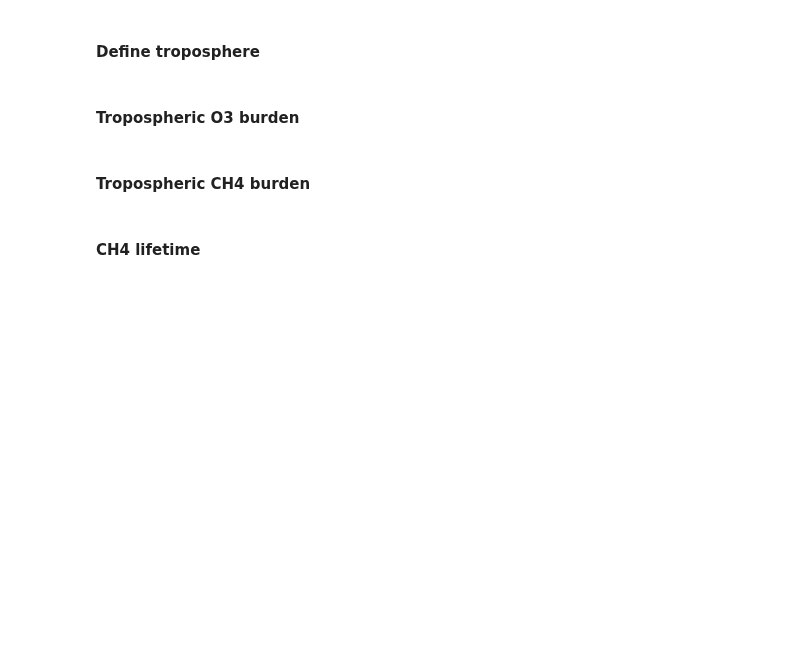
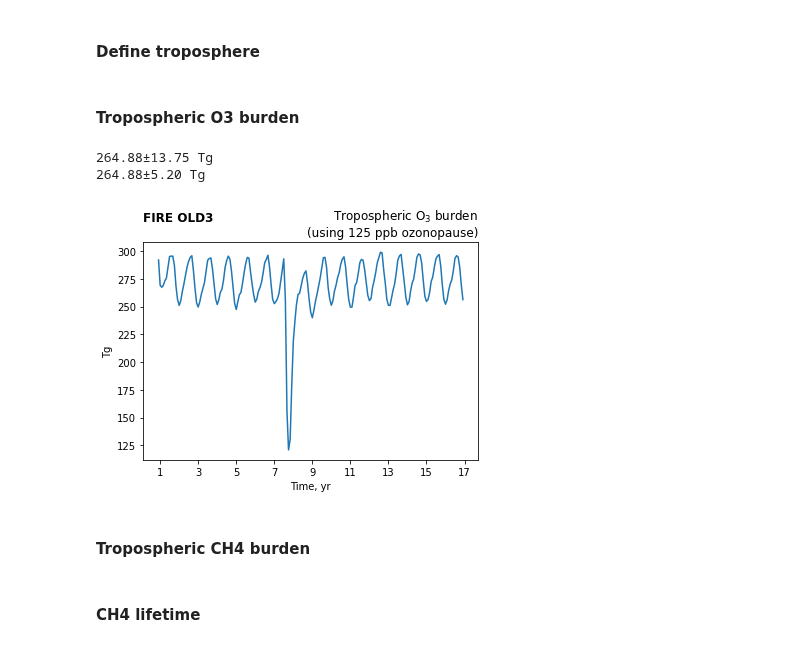
Before and after one commit to mzamyatina/phd_ukca, a Jupyter notebook: ukca_v7.3_run_qc.ipynb, the cells around one changed output. Saved outputs shown, nothing was run; the diff lists cells and outputs as text; code cells hidden in the pictures; blank space fills up the shorter version.

```diff
--- a/ukca_v7.3_run_qc.ipynb
+++ b/ukca_v7.3_run_qc.ipynb
@@ -20,7 +25,7 @@ plt.rcParams['mathtext.default'] = 'regular'
 - FULL: wrong setup in xojnk
 # %%
 # Switches
-exp = 'FIRE'
-trop_def = 'chemical' # 'diagnostic' or 'chemical'
-S60N60 = False # True or False
+exp = "FIRE OLD3"
+trop_def = "chemical"  # 'diagnostic' or 'chemical'
+S60N60 = False  # True or False
 # %%
@@ -53,11 +50,15 @@ if exp in ['CHEM', 'MARI', 'FIRE', 'FULL']:
 # path_to_figs.mkdir(exist_ok=True)
 # Create datetime coordinate for plotting
 cb = o3.copy()
-iris.coord_categorisation.add_year(cb, 'time', name='year')
-iris.coord_categorisation.add_month(cb, 'time', name='month')
-tstamp0 = datetime.datetime.strptime(f"{cb.coord('year').points[0]} "+cb.coord('month').points[0], "%Y %b")
-tstamp1 = datetime.datetime.strptime(f"{cb.coord('year').points[-1]} "+cb.coord('month').points[-1], "%Y %b")
-tstamps = pd.date_range(tstamp0, tstamp1, freq='MS')
+iris.coord_categorisation.add_year(cb, "time", name="year")
+iris.coord_categorisation.add_month(cb, "time", name="month")
+tstamp0 = datetime.datetime.strptime(
+    f"{cb.coord('year').points[0]} " + cb.coord("month").points[0], "%Y %b"
+)
+tstamp1 = datetime.datetime.strptime(
+    f"{cb.coord('year').points[-1]} " + cb.coord("month").points[-1], "%Y %b"
+)
+tstamps = pd.date_range(tstamp0, tstamp1, freq="MS")
 # %% [markdown]
 #### Define troposphere
 # %%
@@ -105,16 +106,29 @@ else:
 #### Tropospheric O3 burden
 # %%
 # Calculate O3 burden per month
-o3_burden = (o3*air_mass*trop_mask).collapsed(['latitude', 'longitude', 'level_height'], iris.analysis.SUM)
-o3_burden.convert_units('Tg')
+o3_burden = (o3 * air_mass * trop_mask).collapsed(
+    ["latitude", "longitude", "level_height"], iris.analysis.SUM
+)
+o3_burden.convert_units("Tg")
 # Calculate annual mean O3 burden
-o3_burden_annual_mean = o3_burden[t0:t1].data.reshape(n_yrs,12).mean(axis=1)
-if exp == 'FIRE':
-    print(f'{np.mean(o3_burden_annual_mean.data[[[*range(4)] + [*range(7, 8)]]]):1.2f}\u00B1{np.std(o3_burden_annual_mean.data[[[*range(4)] + [*range(7, 8)]]]):1.2f} Tg')
-    print(f'{np.mean(o3_burden_annual_mean.data[[[*range(4)] + [*range(7, 8)]]]):1.2f}\u00B1{stats.sem(o3_burden_annual_mean.data[[[*range(4)] + [*range(7, 8)]]]):1.2f} Tg')
+o3_burden_annual_mean = o3_burden[t0:t1].data.reshape(n_yrs, 12).mean(axis=1)
+if exp == "FIRE":
+    print(
+        f"{np.mean(o3_burden_annual_mean.data[[[*range(4)] + [*range(7, 8)]]]):1.2f}\u00B1{np.std(o3_burden_annual_mean.data[[[*range(4)] + [*range(7, 8)]]]):1.2f} Tg"
+    )
+    print(
+        f"{np.mean(o3_burden_annual_mean.data[[[*range(4)] + [*range(7, 8)]]]):1.2f}\u00B1{stats.sem(o3_burden_annual_mean.data[[[*range(4)] + [*range(7, 8)]]]):1.2f} Tg"
+    )
 else:
-    print(f'{np.mean(o3_burden_annual_mean.data):1.2f}\u00B1{np.std(o3_burden_annual_mean.data):1.2f} Tg')
-    print(f'{np.mean(o3_burden_annual_mean.data):1.2f}\u00B1{stats.sem(o3_burden_annual_mean.data):1.2f} Tg')
+    print(
+        f"{np.mean(o3_burden_annual_mean.data):1.2f}\u00B1{np.std(o3_burden_annual_mean.data):1.2f} Tg"
+    )
+    print(
+        f"{np.mean(o3_burden_annual_mean.data):1.2f}\u00B1{stats.sem(o3_burden_annual_mean.data):1.2f} Tg"
+    )
+# %% [output]
+264.88±13.75 Tg
+264.88±5.20 Tg
 # %%
 # o3_burden_annual_mean.data[[[*range(4)] + [*range(7, 8)]]]
 # %%
@@ -130,19 +144,25 @@ else:
 # %%
 fig, ax = plt.subplots()
 ax.plot(tstamps, o3_burden.data)
-ax.set_title(f'{exp}\n', loc='left', weight='bold')
-ax.set_xlabel('Time, yr')
-ax.set_ylabel('Tg')
+ax.set_title(f"{exp}\n", loc="left", weight="bold")
+ax.set_xlabel("Time, yr")
+ax.set_ylabel("Tg")
 # Format xticklabels
 plt.draw()
-new_labels = [int(i.get_text())-cb.coord('year').points[0] for i in ax.get_xticklabels(which='both')]
-ax.set_xticklabels(new_labels);
-if trop_def == 'chemical' and S60N60:
-    ax.set_title('Tropospheric $O_3$ burden\n(60\u00B0S-60\u00B0N using 125 ppb ozonopause)', loc='right')
-    fig.savefig(path_to_figs / f'{job}_o3_burden_chemtrop_60S60N.png')
-if trop_def == 'chemical' and not S60N60:
-    ax.set_title('Tropospheric $O_3$ burden\n(using 125 ppb ozonopause)', loc='right')
-    fig.savefig(path_to_figs / f'{job}_o3_burden_chemtrop.png')
+new_labels = [
+    int(i.get_text()) - cb.coord("year").points[0] for i in ax.get_xticklabels(which="both")
+]
+ax.set_xticklabels(new_labels)
+if trop_def == "chemical" and S60N60:
+    ax.set_title(
+        "Tropospheric $O_3$ burden\n(60\u00B0S-60\u00B0N using 125 ppb ozonopause)", loc="right"
+    )
+#     fig.savefig(path_to_figs / f'{job}_o3_burden_chemtrop_60S60N.png')
+if trop_def == "chemical" and not S60N60:
+    ax.set_title("Tropospheric $O_3$ burden\n(using 125 ppb ozonopause)", loc="right")
+#     fig.savefig(path_to_figs / f'{job}_o3_burden_chemtrop.png')
+# %% [output]
+[figure, added]
 # %% [markdown]
 #### Tropospheric CH4 burden
 # %%
```
Also changed, not shown: parts of 32 cells of this notebook, 3 other files.
